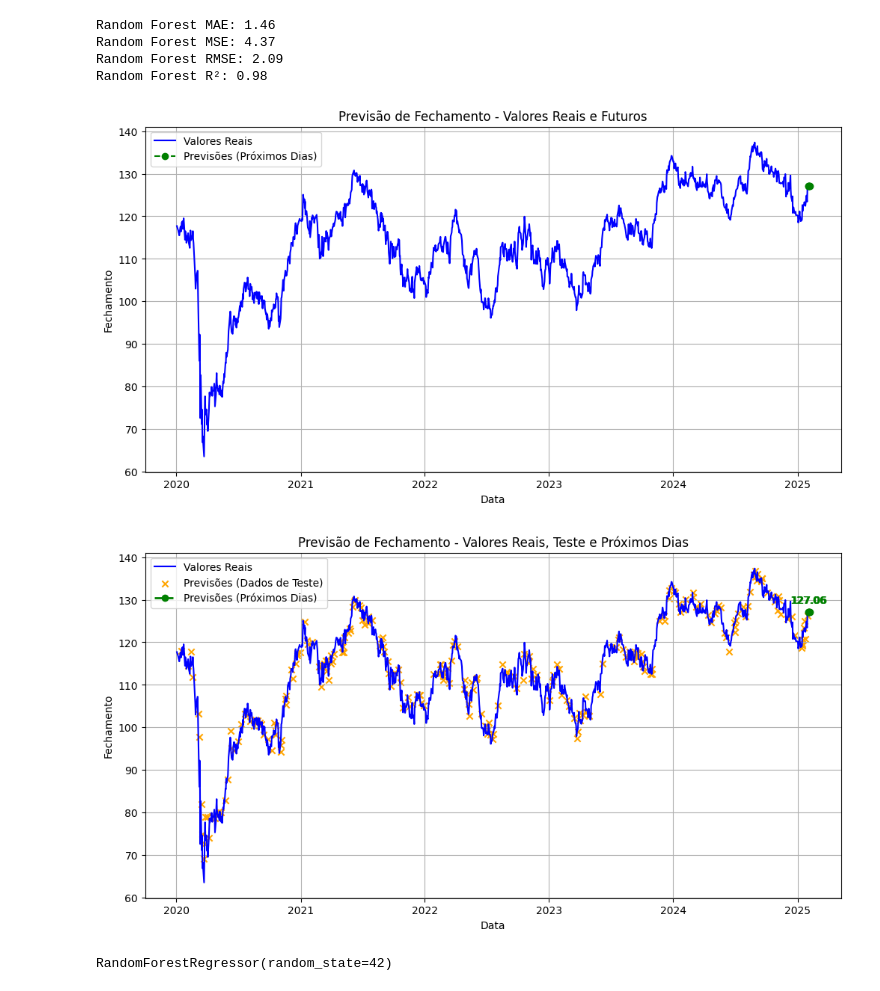
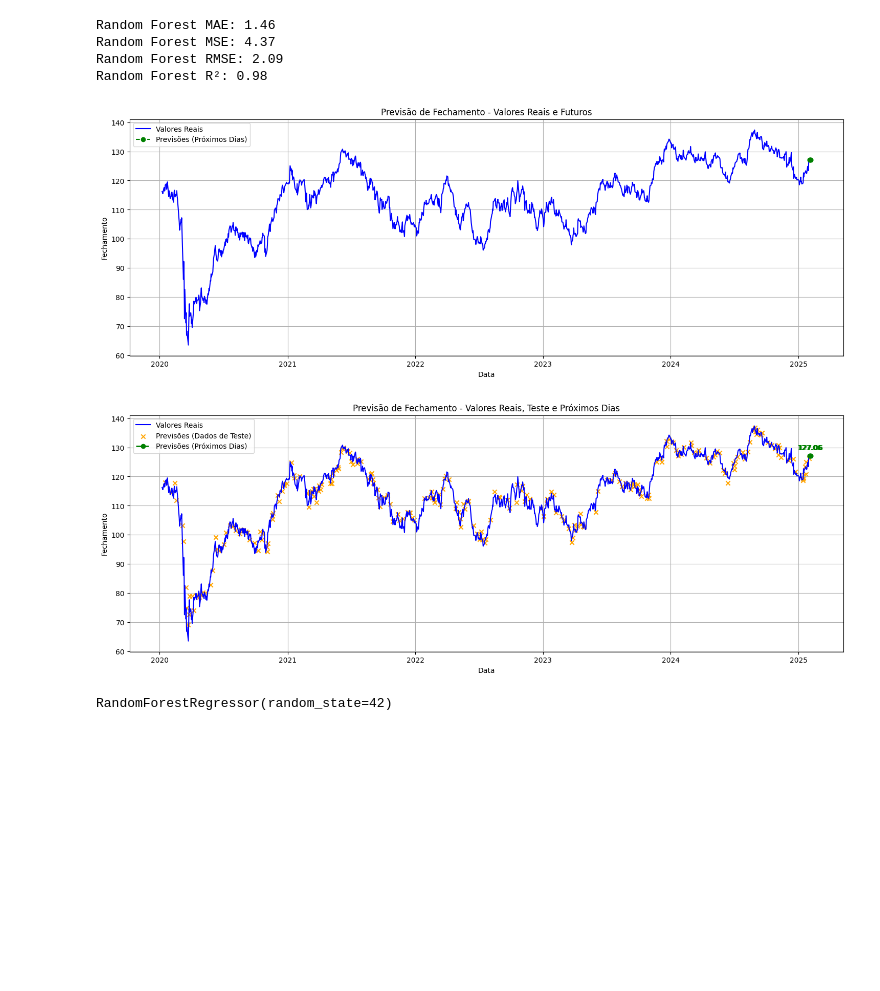
Before and after one commit to laribar/TechChallenge2, a Jupyter notebook: TechChallenge2.ipynb, the cells around one changed output. Drawn from its saved outputs; the diff is of its cells as text; code cells hidden in the pictures; blank space fills up the shorter version.

```diff
--- a/TechChallenge2.ipynb
+++ b/TechChallenge2.ipynb
@@ -460,29 +449,29 @@ rf.fit(X_train, y_train)
 best_rf = rf  # Use rf diretamente se best_rf não estiver definido
 # %%
 # Configuração do gráfico
-plt.figure(figsize=(12, 6))
+plt.figure(figsize=(18, 6))
 
 # Plot valores reais
 plt.plot(df.index, df['Fechamento'], label='Valores Reais', color='blue')
 
 # Adicione previsões para os próximos dias
 plt.plot(future_dates, future_predictions, label='Previsões (Próximos Dias)', color='green', linestyle='--', marker='o')
 
 # Configurações do gráfico
 plt.title('Previsão de Fechamento - Valores Reais e Futuros')
 plt.xlabel('Data')
 plt.ylabel('Fechamento')
 plt.legend()
 plt.grid(True)
 
 # Exiba o gráfico
 plt.show()
 # %% [output]
-[figure, old version]
+[figure, new version]
 # %%
 
 # Configuração do gráfico
-plt.figure(figsize=(12, 6))
+plt.figure(figsize=(18, 6))
 
 # Plotar os valores reais
 plt.plot(df.index, df['Fechamento'], label='Valores Reais', color='blue')
@@ -509,7 +498,7 @@ plt.grid(True)
 # Exibir o gráfico
 plt.show()
 # %% [output]
-[figure, old version]
+[figure, new version]
 # %%
 # Adicionado mais lags e recursos derivados
 df['Lag1'] = df['Fechamento'].shift(1)
```
Also changed, not shown: parts of 4 cells of this notebook.
